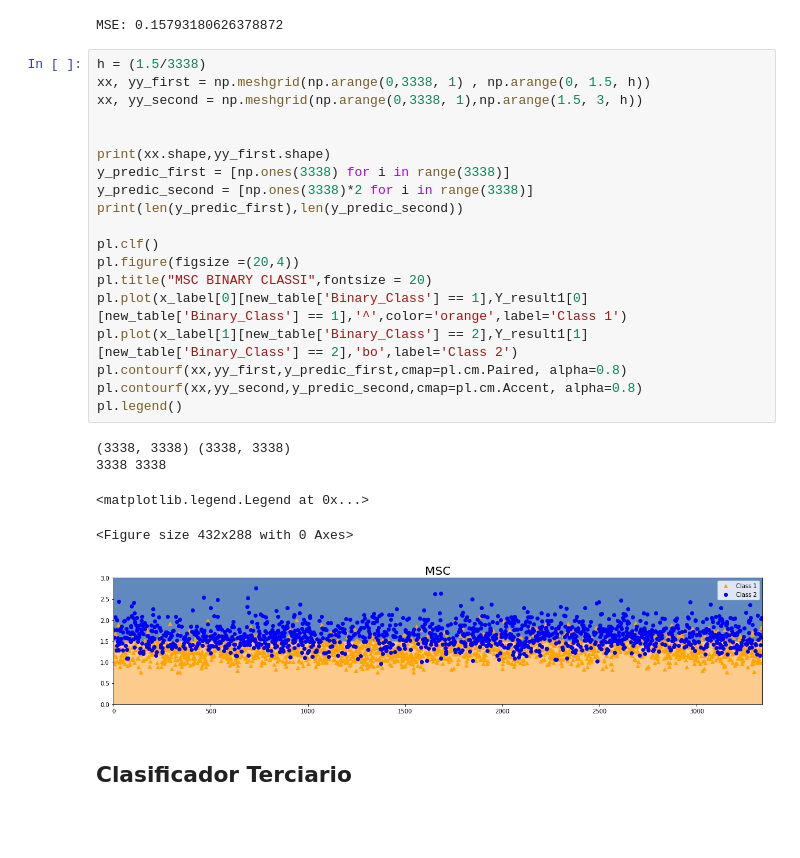
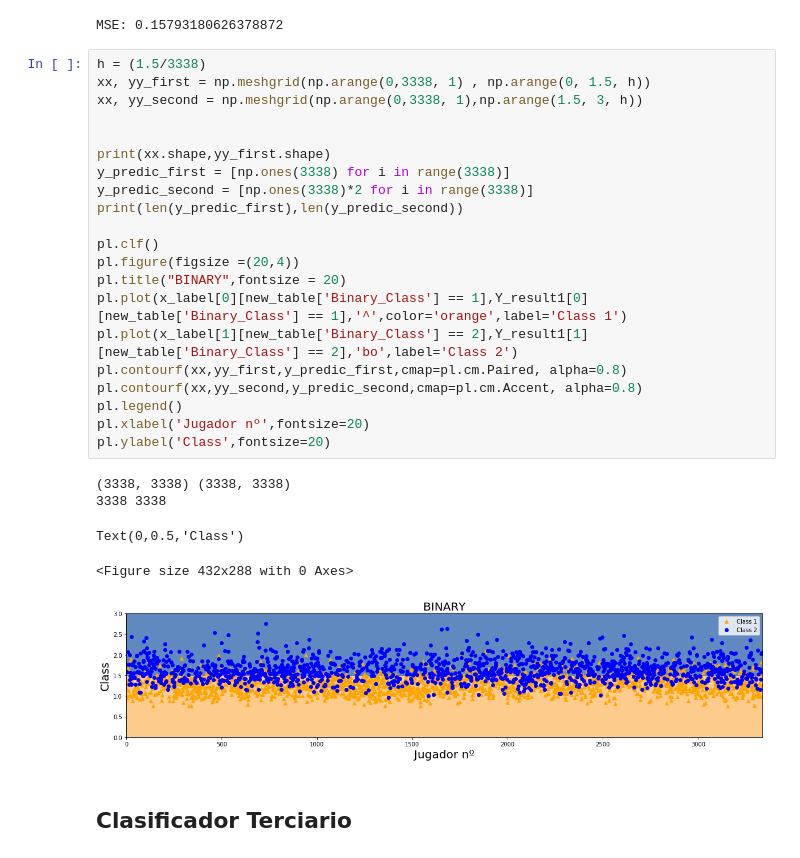
Before and after one commit to AlonsoDiCandia14/Teoria_Informacion, a Jupyter notebook: MP02/MP02.ipynb, the cells around one changed output. Cells and saved outputs as stored; diff of their text form; blank space fills up the shorter version.

```diff
--- a/MP02/MP02.ipynb
+++ b/MP02/MP02.ipynb
@@ -126,28 +126,30 @@ MSE: 0.15793180626378872
 # %%
 h = (1.5/3338)
 xx, yy_first = np.meshgrid(np.arange(0,3338, 1) , np.arange(0, 1.5, h))
 xx, yy_second = np.meshgrid(np.arange(0,3338, 1),np.arange(1.5, 3, h))
 
 
 print(xx.shape,yy_first.shape)
 y_predic_first = [np.ones(3338) for i in range(3338)]
 y_predic_second = [np.ones(3338)*2 for i in range(3338)]
 print(len(y_predic_first),len(y_predic_second))
 
 pl.clf()
 pl.figure(figsize =(20,4))
-pl.title("MSC BINARY CLASSI",fontsize = 20)
+pl.title("BINARY",fontsize = 20)
 pl.plot(x_label[0][new_table['Binary_Class'] == 1],Y_result1[0][new_table['Binary_Class'] == 1],'^',color='orange',label='Class 1')
 pl.plot(x_label[1][new_table['Binary_Class'] == 2],Y_result1[1][new_table['Binary_Class'] == 2],'bo',label='Class 2')
 pl.contourf(xx,yy_first,y_predic_first,cmap=pl.cm.Paired, alpha=0.8)
 pl.contourf(xx,yy_second,y_predic_second,cmap=pl.cm.Accent, alpha=0.8)
 pl.legend()
+pl.xlabel('Jugador nº',fontsize=20)
+pl.ylabel('Class',fontsize=20)
 # %% [output]
 (3338, 3338) (3338, 3338)
 3338 3338
-<matplotlib.legend.Legend at 0x...>
+Text(0,0.5,'Class')
 <Figure size 432x288 with 0 Axes>
-[figure, old version]
+[figure, new version]
 # %% [markdown]
 ## Clasificador Terciario
 # %%
```
Also changed, not shown: parts of 9 cells of this notebook, 2 other files.
